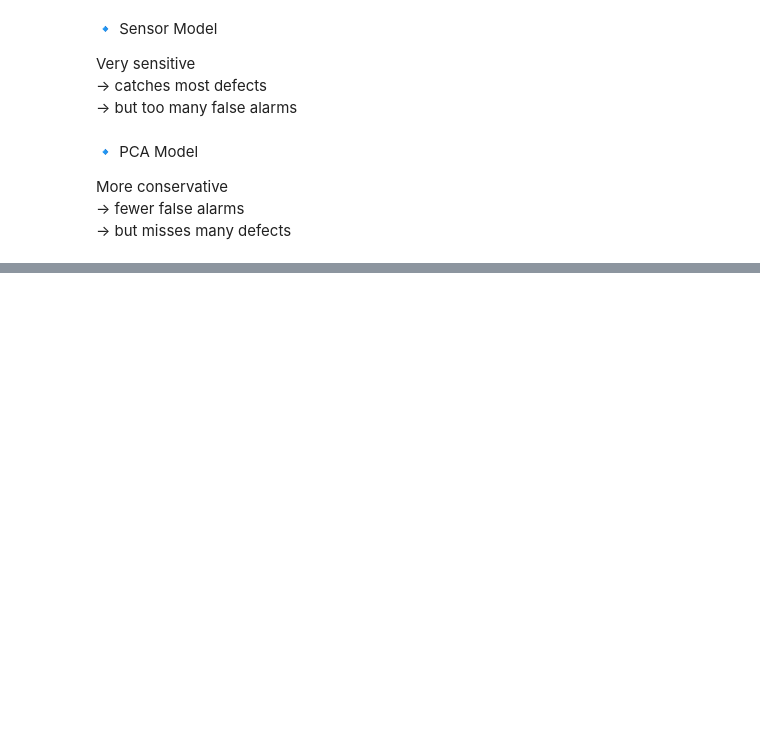
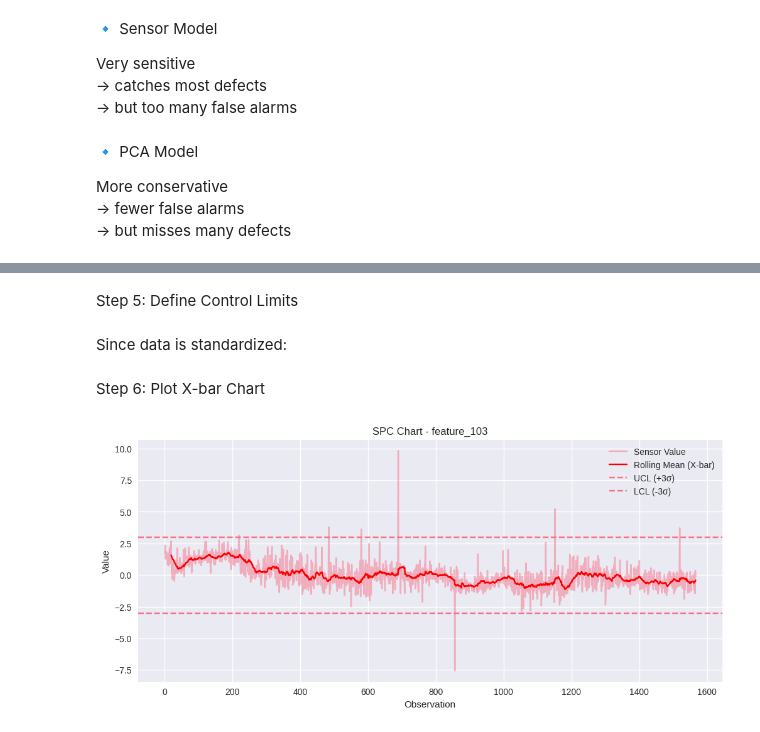
Before and after one commit to KarthikAshtekar/MIOM_Project, a Jupyter notebook: notebooks/MIOM_standardized.ipynb, the cells around one changed output, grey strips where cells are left out. Saved outputs shown, nothing was run; the diff lists cells and outputs as text; code cells hidden in the pictures; blank space fills up the shorter version.

Commit message:
finished my work six sigma,process capability analysis, statistical process control

```diff
--- a/notebooks/MIOM_standardized.ipynb
+++ b/notebooks/MIOM_standardized.ipynb
@@ -724,0 +952,2 @@ More conservative
+# %%
+sensor = selected_features[0]
@@ -724,0 +956,2 @@ More conservative
+# %%
+data = sensor_real[sensor]
@@ -724,0 +962,29 @@ More conservative
+# %% [markdown]
+Step 5: Define Control Limits
+# %% [markdown]
+Since data is standardized:
+# %%
+UCL = 3
+LCL = -3
+# %% [markdown]
+Step 6: Plot X-bar Chart
+# %%
+rolling_mean = data.rolling(window=20).mean()
+rolling_std = data.rolling(window=20).std()
+# %%
+import matplotlib.pyplot as plt
+
+plt.figure(figsize=(12,5))
+plt.plot(data.values, label="Sensor Value", alpha=0.5)
+plt.plot(rolling_mean.values, label="Rolling Mean (X-bar)", color="red")
+
+plt.axhline(UCL, linestyle="--", label="UCL (+3σ)")
+plt.axhline(LCL, linestyle="--", label="LCL (-3σ)")
+
+plt.title(f"SPC Chart - {sensor}")
+plt.xlabel("Observation")
+plt.ylabel("Value")
+plt.legend()
+plt.show()
+# %% [output]
+[figure, added]
```
Also changed, not shown: parts of 77 cells of this notebook.
